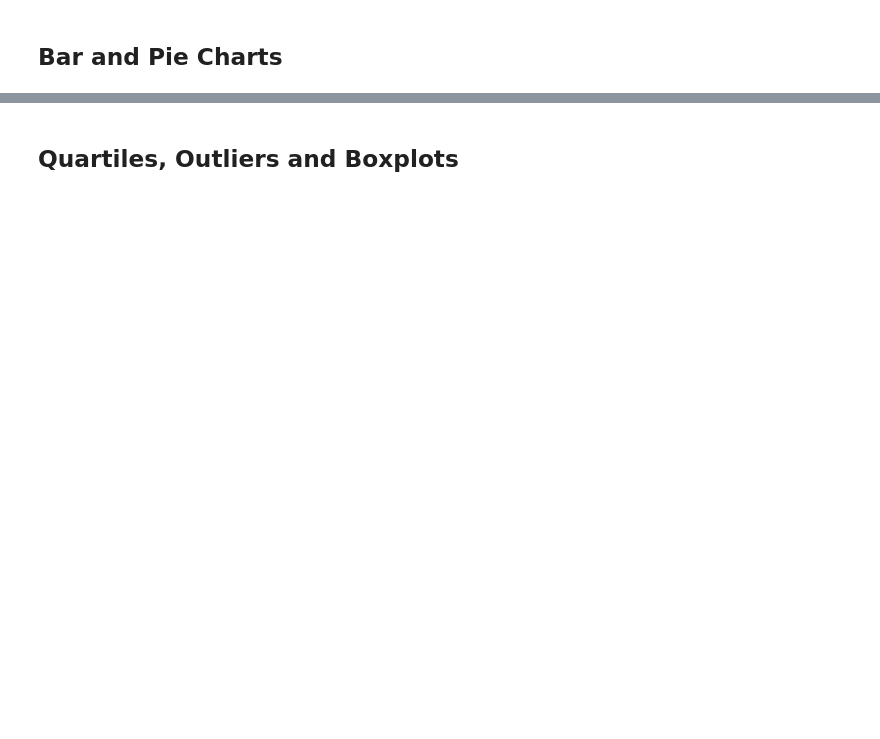
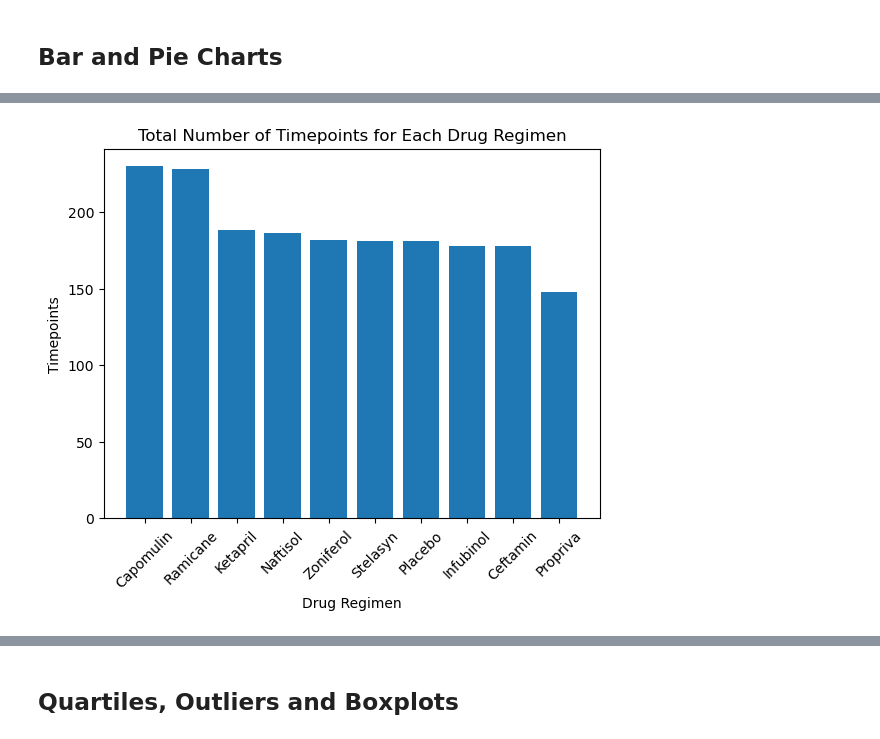
Before and after one commit to Samuel-Montesinos/matplot-lib-challenge, a Jupyter notebook: module_5_starter_code/Pymaceuticals/pymaceuticals_starter.ipynb, the cells around one changed output, grey strips where cells are left out. Drawn from its saved outputs; the diff is of its cells as text; code cells hidden in the pictures; blank space fills up the shorter version.

```diff
--- a/module_5_starter_code/Pymaceuticals/pymaceuticals_starter.ipynb
+++ b/module_5_starter_code/Pymaceuticals/pymaceuticals_starter.ipynb
@@ -141,2 +177,26 @@ ValueError: No axis named Tumor Volume (mm3) for object type DataFrame
+# %%
+# Generate a bar plot showing the total number of timepoints for all mice tested for each drug regimen using pyplot.
+
+timepoint_counts = clean_data['Drug Regimen'].value_counts()
+
+# Getting drug regimens and corresponding timepoint counts
+drug_regimens = timepoint_counts.index
+counts = timepoint_counts.values
+
+# Generating bar plot
+plt.bar(drug_regimens, counts)
+
+# Setting plot title and labels
+plt.title('Total Number of Timepoints for Each Drug Regimen')
+plt.xlabel('Drug Regimen')
+plt.ylabel('Timepoints')
+
+# Rotating x labels
+plt.xticks(rotation=45)
+
+# Displaying the plot
+plt.show()
+# %% [output]
+[figure, added]
 # %%
 # Generate a pie plot showing the distribution of female versus male mice using Pandas
```
Also changed, not shown: parts of 21 cells of this notebook.
